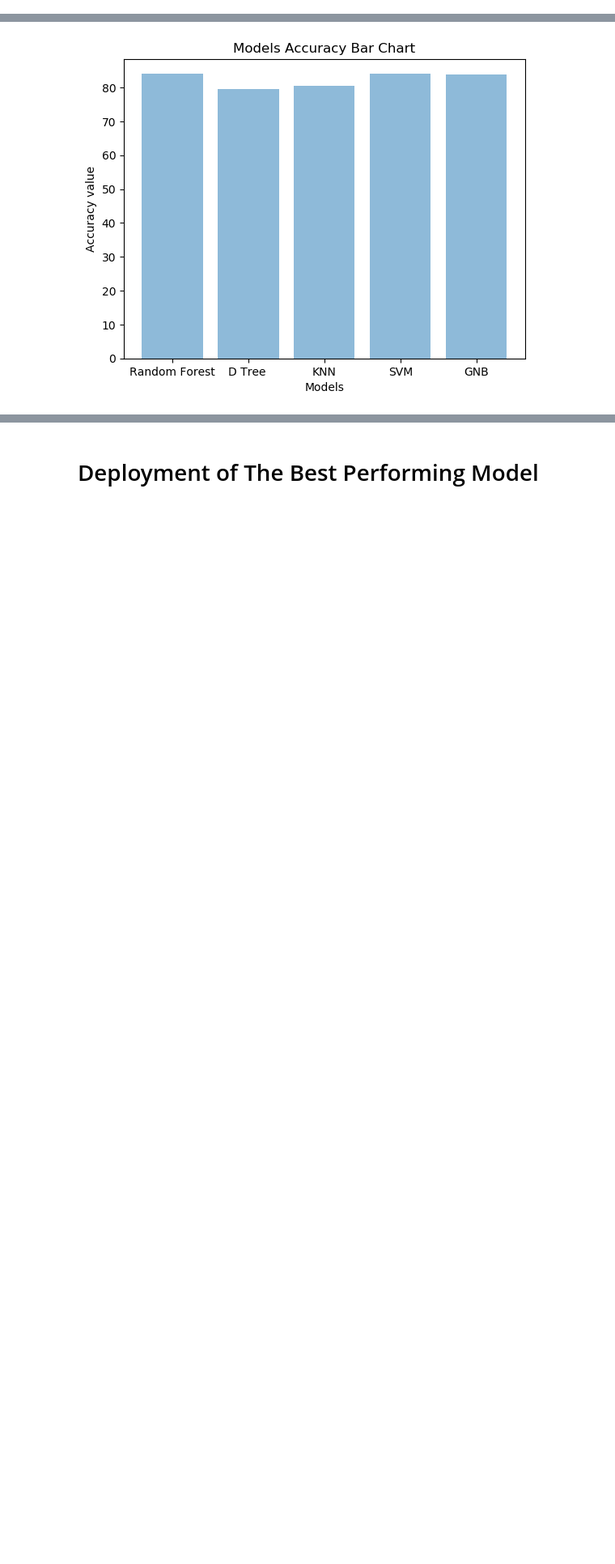
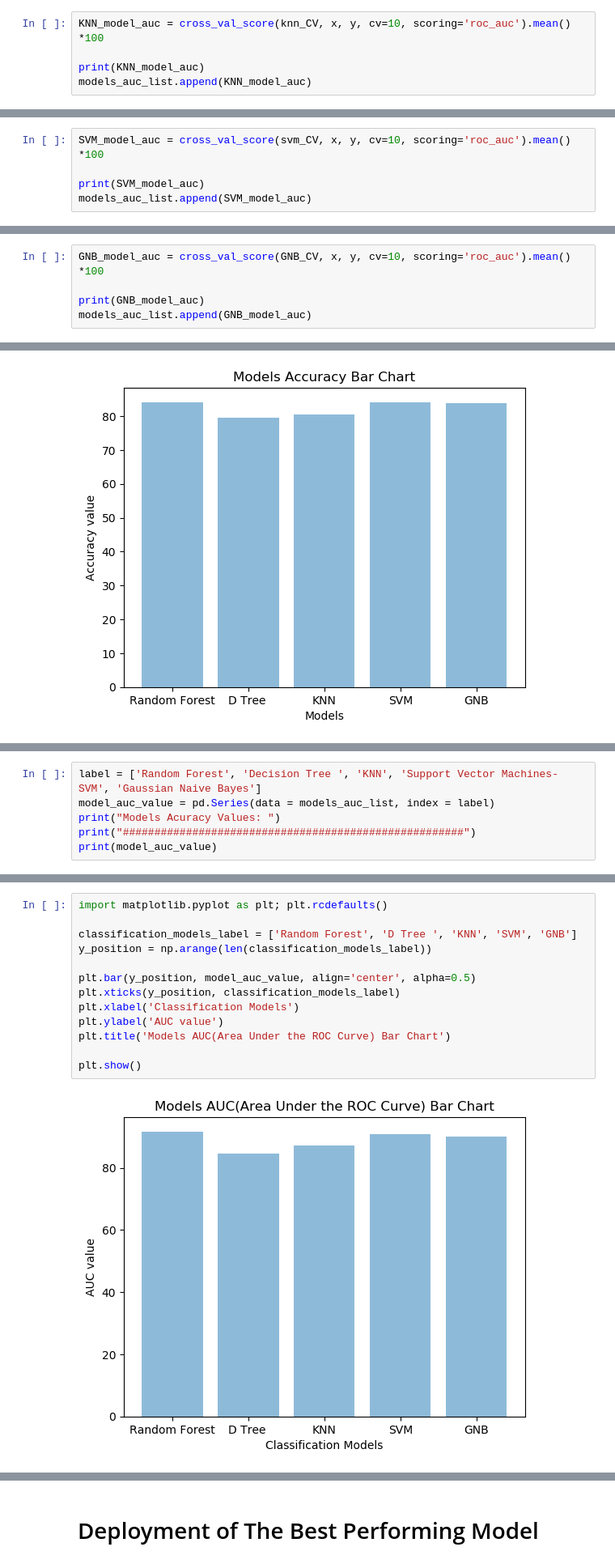
Before and after one commit to Ahmed-Molah/PROHI-HD, a Jupyter notebook: UCI-Dashbord-final.ipynb, the cells around one changed output, grey strips where cells are left out. Shown: that part at 81% size. Drawn from its saved outputs; the diff is of its cells as text; blank space fills up the shorter version.

```diff
--- a/UCI-Dashbord-final.ipynb
+++ b/UCI-Dashbord-final.ipynb
@@ -787,0 +826,5 @@ Accuracy of DT Model: 80.53 (+/- 0.10)
+# %%
+KNN_model_auc = cross_val_score(knn_CV, x, y, cv=10, scoring='roc_auc').mean() *100
+
+print(KNN_model_auc)
+models_auc_list.append(KNN_model_auc)
@@ -852,0 +904,5 @@ Accuracy of SVM Model: 84.15 (+/- 0.13)
+# %%
+SVM_model_auc = cross_val_score(svm_CV, x, y, cv=10, scoring='roc_auc').mean() *100
+
+print(SVM_model_auc)
+models_auc_list.append(SVM_model_auc)
@@ -908,0 +973,5 @@ Accuracy of SVM Model: 83.83 (+/- 0.13)
+# %%
+GNB_model_auc = cross_val_score(GNB_CV, x, y, cv=10, scoring='roc_auc').mean() *100
+
+print(GNB_model_auc)
+models_auc_list.append(GNB_model_auc)
@@ -946,0 +1018,6 @@ plt.show()
+# %%
+label = ['Random Forest', 'Decision Tree ', 'KNN', 'Support Vector Machines-SVM', 'Gaussian Naive Bayes']
+model_auc_value = pd.Series(data = models_auc_list, index = label)
+print("Models Acuracy Values: ")
+print("######################################################")
+print(model_auc_value)
@@ -947,3 +1033,18 @@ plt.show()
+# %%
+import matplotlib.pyplot as plt; plt.rcdefaults()
+
+classification_models_label = ['Random Forest', 'D Tree ', 'KNN', 'SVM', 'GNB']
+y_position = np.arange(len(classification_models_label))
+
+plt.bar(y_position, model_auc_value, align='center', alpha=0.5)
+plt.xticks(y_position, classification_models_label)
+plt.xlabel('Classification Models')
+plt.ylabel('AUC value')
+plt.title('Models AUC(Area Under the ROC Curve) Bar Chart')
+
+plt.show()
+# %% [output]
+[figure, added]
 # %%
 def data_preprocessing(patients_data):
     # Data cleaning and preprocessing
```
Also changed, not shown: parts of 23 cells of this notebook.
